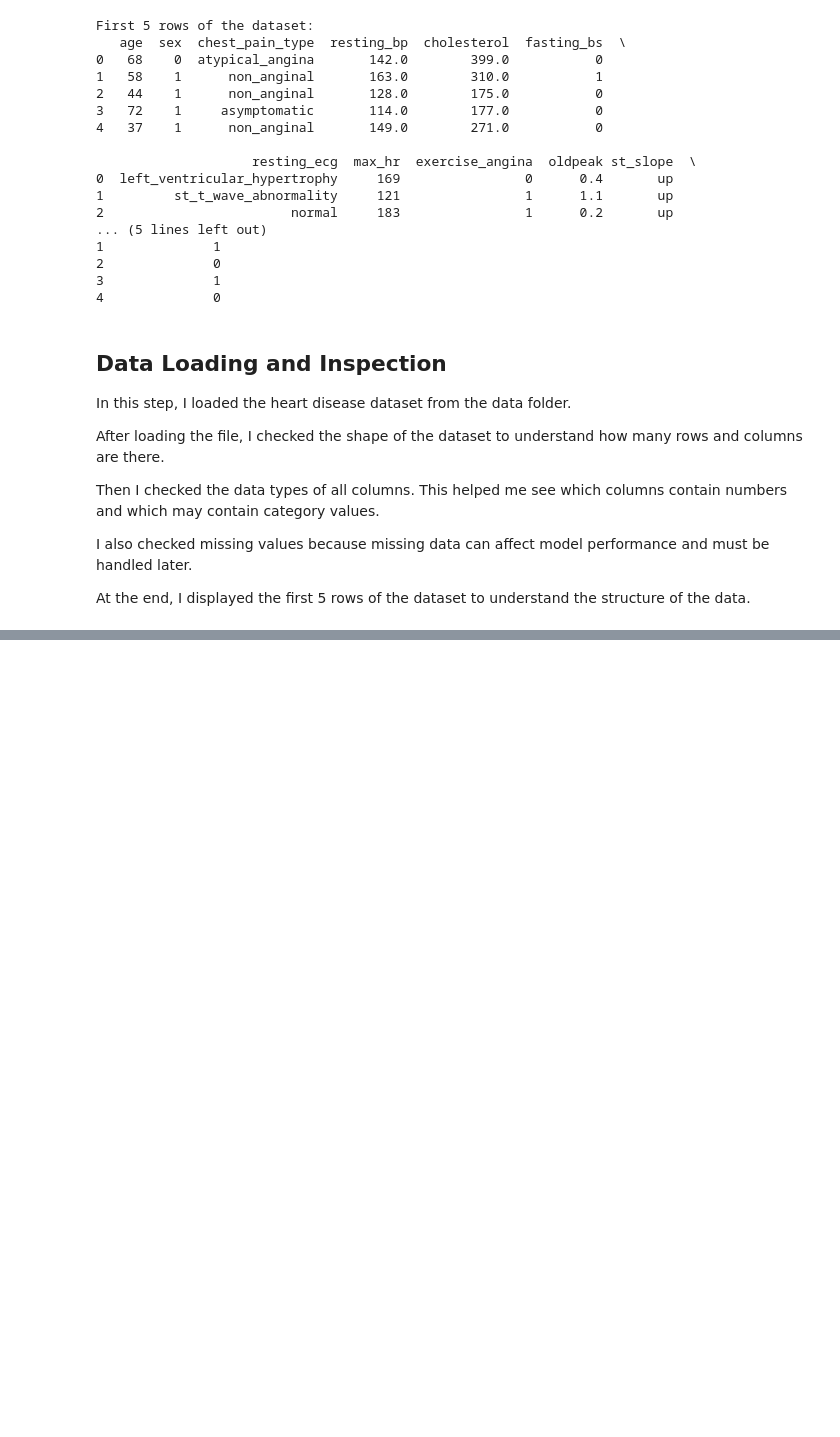
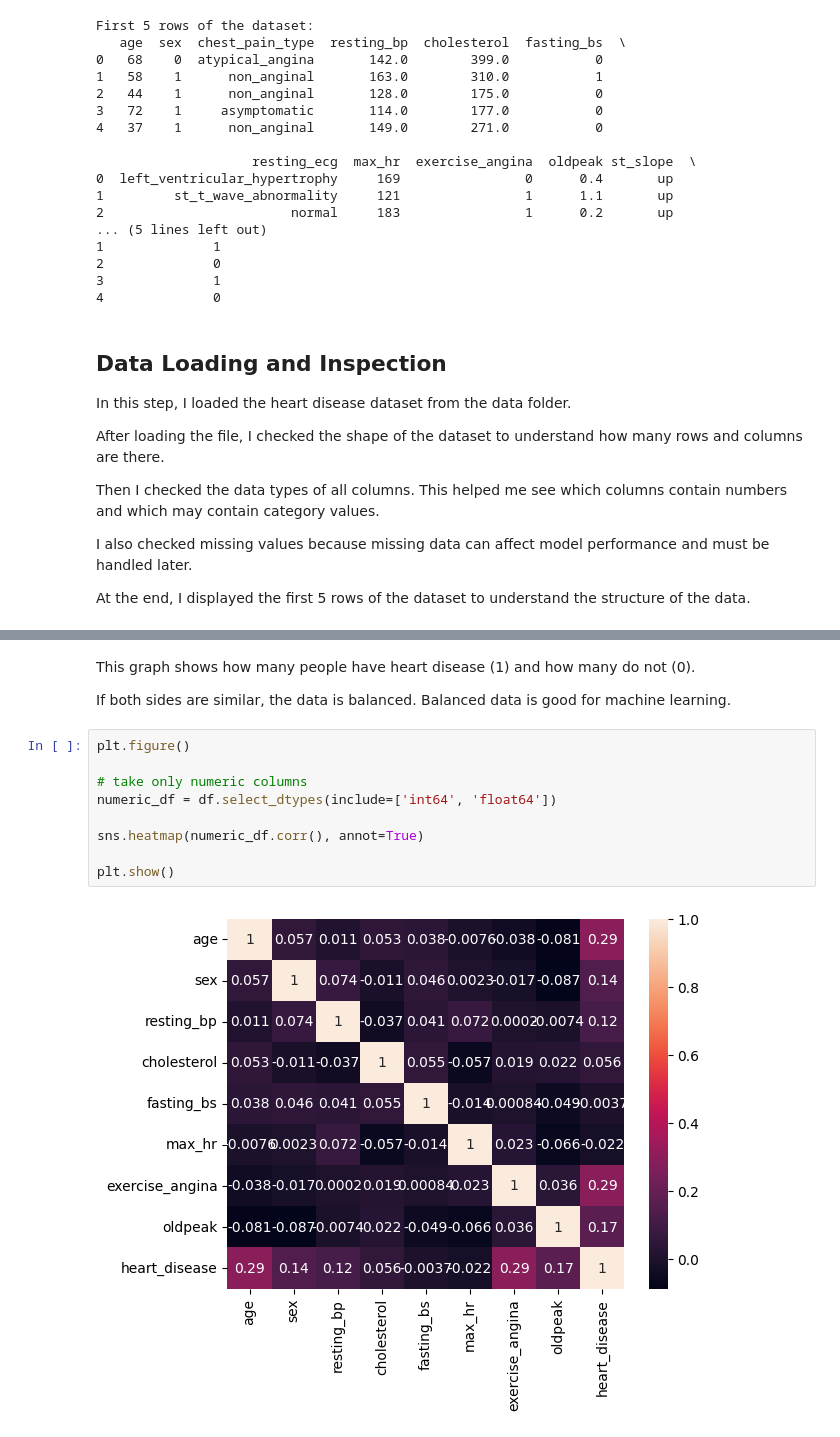
Before and after one commit to dppanchal889/ml-assessment-Dipika-panchal, a Jupyter notebook: part_a/q1_supervised.ipynb, the cells around one changed output, grey strips where cells are left out. Saved outputs shown, nothing was run; the diff lists cells and outputs as text; blank space fills up the shorter version.

```diff
--- a/part_a/q1_supervised.ipynb
+++ b/part_a/q1_supervised.ipynb
@@ -105,0 +121,16 @@ At the end, I displayed the first 5 rows of the dataset to understand the struct
+# %% [markdown]
+This graph shows how many people have heart disease (1) and how many do not (0).
+
+If both sides are similar, the data is balanced.
+Balanced data is good for machine learning.
+# %%
+plt.figure()
+
+# take only numeric columns
+numeric_df = df.select_dtypes(include=['int64', 'float64'])
+
+sns.heatmap(numeric_df.corr(), annot=True)
+
+plt.show()
+# %% [output]
+[figure, added]
```
Also changed, not shown: parts of 10 cells of this notebook.
